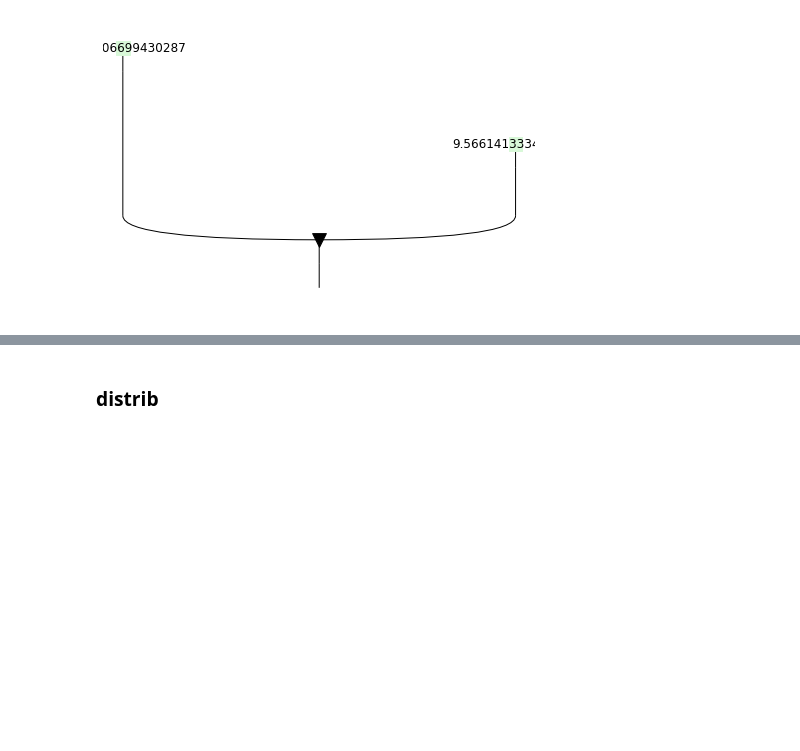
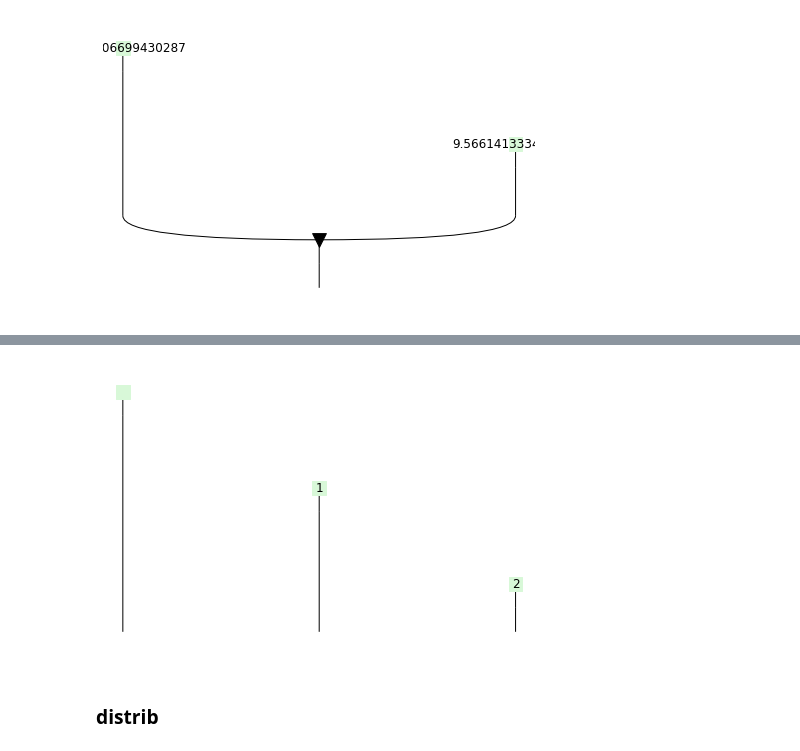
Before and after one commit to edwinagnew/zxw-diagrams, a Jupyter notebook: arithmetic.ipynb, the cells around one changed output, grey strips where cells are left out. Cells and saved outputs as stored; diff of their text form; code cells hidden in the pictures; blank space fills up the shorter version.

```diff
--- a/arithmetic.ipynb
+++ b/arithmetic.ipynb
@@ -35,7 +37,9 @@ timesbox.draw()
 # %%
 
 
-box_states([0, 1, 2]).draw()
+boxes([0, 1, 2]).draw()
+# %% [output]
+[figure, added]
 # %% [markdown]
 ### distrib
 # %%
```
Also changed, not shown: parts of 15 cells of this notebook, 1 other file.
